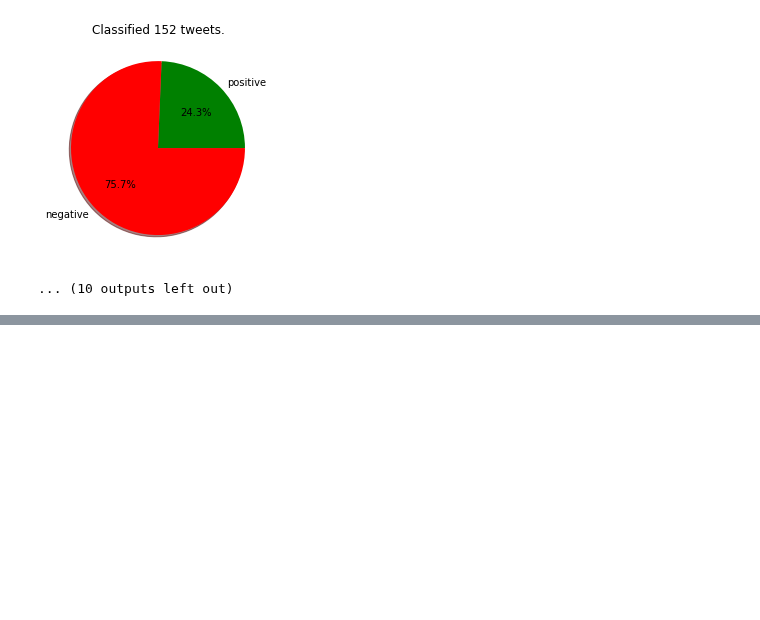
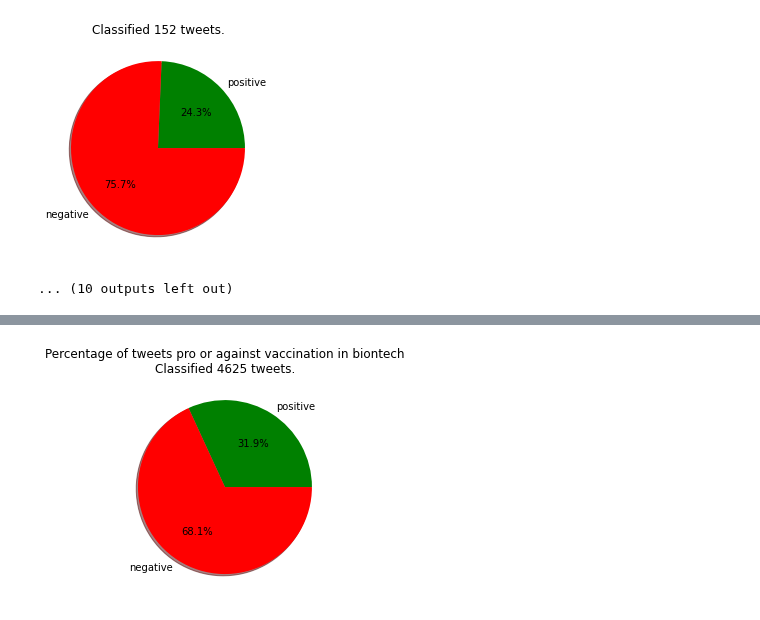
Before and after one commit to 3nws/twitter-text-classification, a Jupyter notebook: notebooks/analyze_sklearn.ipynb, the cells around one changed output, grey strips where cells are left out. Cells and saved outputs as stored; diff of their text form; code cells hidden in the pictures; blank space fills up the shorter version.

```diff
--- a/notebooks/analyze_sklearn.ipynb
+++ b/notebooks/analyze_sklearn.ipynb
@@ -205,3 +223,85 @@ war-norwegian.csv
 war-polish.csv
 [figure]
 ... (10 outputs left out)
+# %%
+
+for n_gram in n_grams:
+    for vaccine in vaccines:
+        vectorizer_path = f"../vectors/vectorizer_{dataset_dir}_{n_gram}.pkl"
+
+        model_path = f"../models/{algorithm}_{dataset_dir}_{acc}_{n_gram}.pkl"
+
+        # already processed
+        try:
+            df = pd.read_csv(f'../vaccines/{vaccine}.csv', delimiter=',')
+        except Exception as e:
+            print(e)
+            continue
+        print(df.head())
+        df = df.drop_duplicates()
+
+        df = df[['tweet', 'sentiment']]
+
+        tfidf = joblib.load(vectorizer_path)
+
+        model = joblib.load(model_path)
+
+        X = df.iloc[:, 0].fillna(' ')
+
+        tweets = X
+
+        num_of_tweets_analyzed = len(tweets)
+
+        y_pred = tfidf.transform(X)
+
+        predictions = model.predict(y_pred)
+
+        # saving tweets to csv
+        tweets.to_csv(f'../analysis/tweets-{vaccine}-{n_gram}.csv')
+        # saving sentiment predictions to csv
+        np.savetxt(f'../analysis/predictions-{vaccine}-{n_gram}.csv',
+                predictions, delimiter=',', fmt=('%s'))
+
+        # adding sentiment column to the beginning
+        df = pd.read_csv(
+            f'../analysis/predictions-{vaccine}-{n_gram}.csv', header=None)
+        df.rename(columns={0: 'sentiment'}, inplace=True)
+        # save to new csv file
+        df.to_csv(
+            f'../analysis/predictions-{vaccine}-{n_gram}.csv', index=False)
+
+        # merging tweets and predictions
+        filenames = [f'../analysis/tweets-{vaccine}-{n_gram}.csv',
+                        f'../analysis/predictions-{vaccine}-{n_gram}.csv']
+        dfs = []
+        for filename in filenames:
+            # read the csv, making sure the first two columns are str
+            df = pd.read_csv(filename, header=None, converters={0: str, 1: str})
+            # change the column names so they won't collide during concatenation
+            df.columns = [filename + str(cname) for cname in df.columns]
+            dfs.append(df)
+
+        # concatenate them horizontally
+        merged = pd.concat(dfs, axis=1)
+        # write it out
+        merged.to_csv(
+            f"../analysis/merged-{vaccine}-{n_gram}.csv", header=None, index=None)
+
+        df = pd.read_csv(f'../analysis/merged-{vaccine}-{n_gram}.csv')
+
+        labels = ['negative', 'positive']
+
+        title_type = df.groupby('sentiment').agg('count')
+
+        type_labels = ['positive', 'negative']
+        type_counts = title_type.tweet.sort_values()
+
+        colors = ['g', 'r']
+
+        plt.subplot(
+            aspect=1, title=f'Percentage of tweets pro or against vaccination in {vaccine}\nClassified {num_of_tweets_analyzed} tweets.')
+        type_show_ids = plt.pie(type_counts, labels=type_labels,
+                                autopct='%1.1f%%', shadow=True, colors=colors)
+        plt.savefig(f"../visuals/{algo_short}/{vaccine}-{n_gram}.png")
+        plt.show()
+# %% [output]
@@ -207,0 +314 @@ war-polish.csv
+[figure, added]
```
Also changed, not shown: parts of 3 cells of this notebook, 1 other file.
